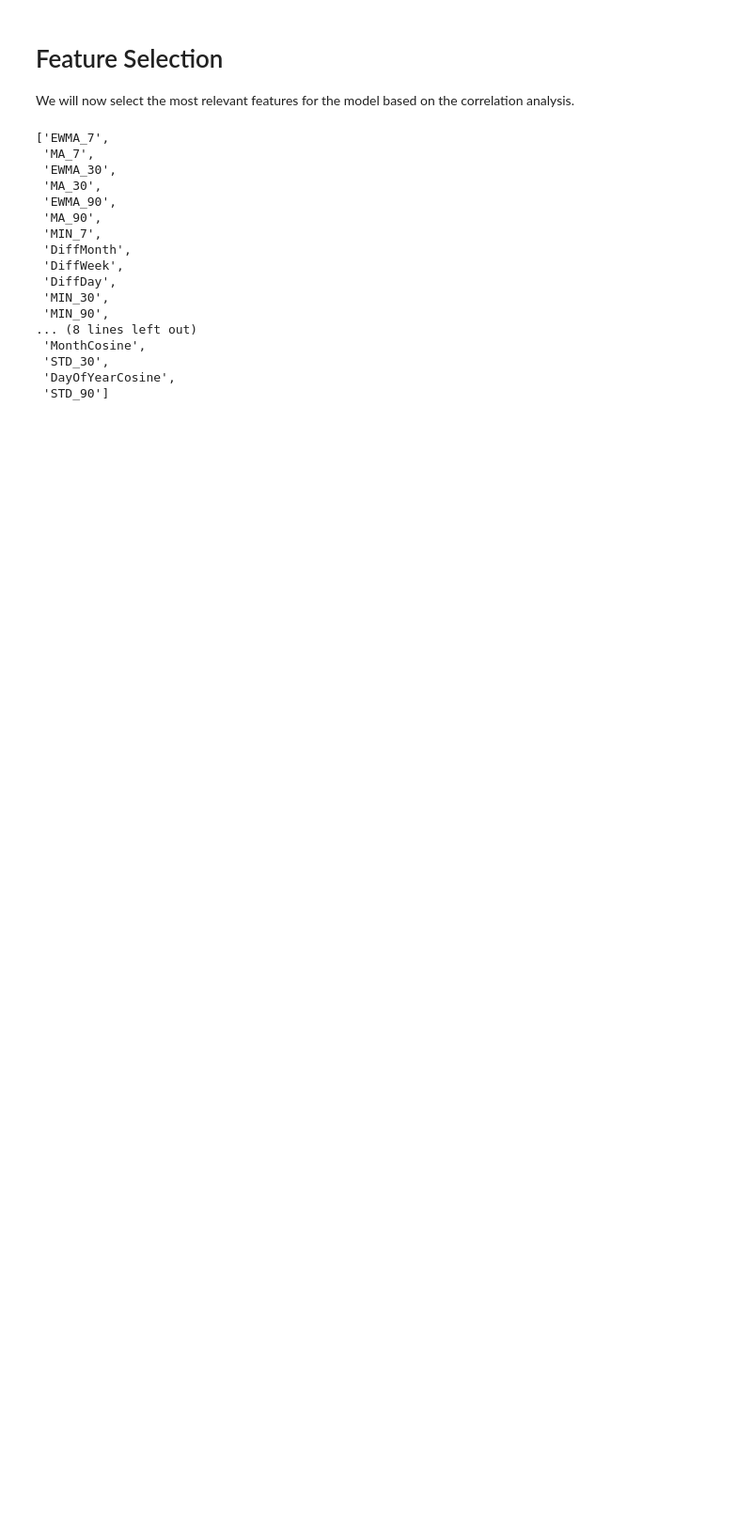
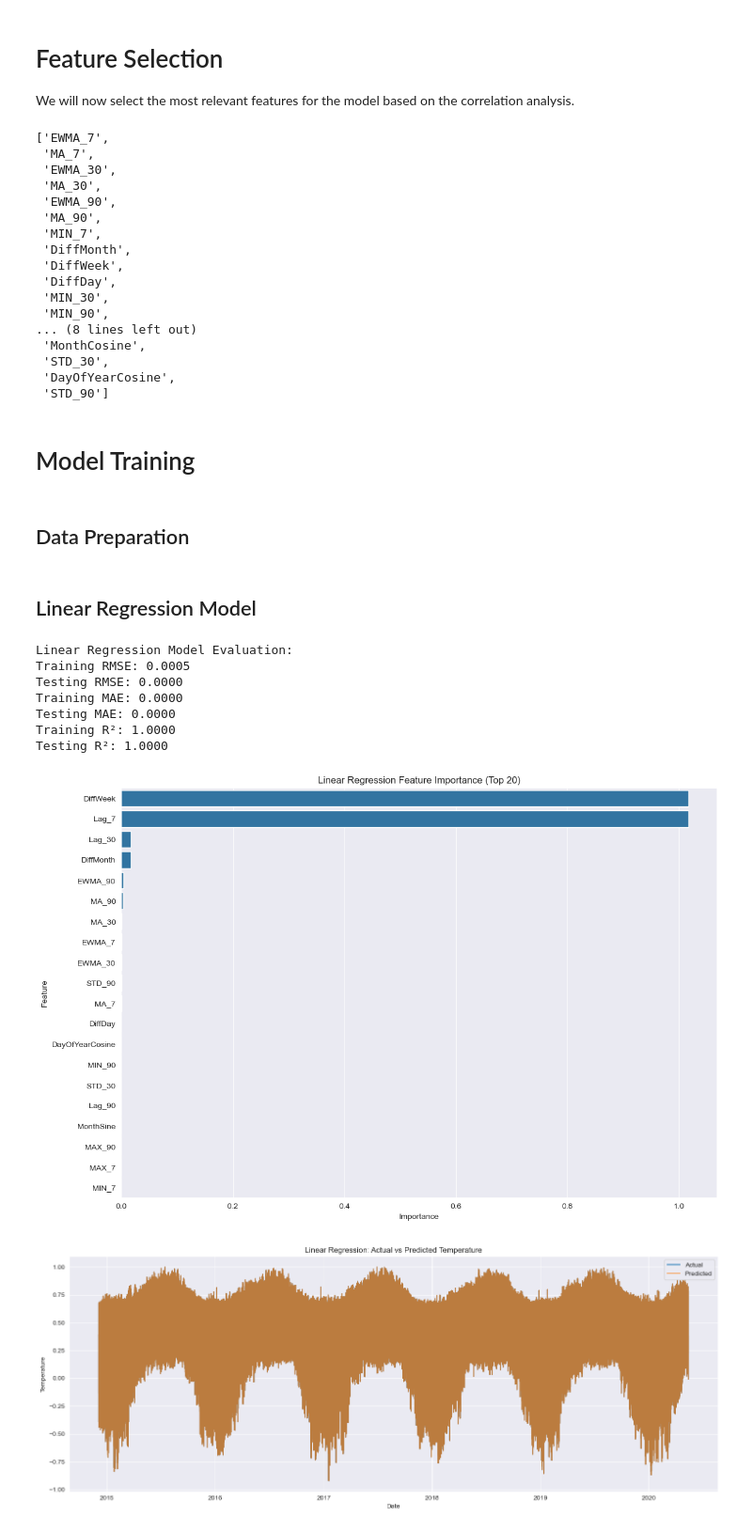
Before and after one commit to wrongsyntax/ECE447-ProjectA, a Jupyter notebook: main.ipynb, the cells around one changed output. Shown at 94% size. Drawn from its saved outputs; the diff is of its cells as text; code cells hidden in the pictures; blank space fills up the shorter version.

```diff
--- a/main.ipynb
+++ b/main.ipynb
@@ -654,3 +681,7 @@ selected_features
  'STD_30',
  'DayOfYearCosine',
  'STD_90']
+# %% [markdown]
+# Model Training
+# %% [markdown]
+## Data Preparation
@@ -656,0 +696,73 @@ selected_features
+# %% [markdown]
+## Linear Regression Model
+# %%
+def build_linear_regression_model(X_train, y_train, X_test):
+    from sklearn.linear_model import LinearRegression
+
+    # Initialize and train the model
+    model = LinearRegression()
+    model.fit(X_train, y_train)
+
+    # Make predictions
+    y_train_pred = model.predict(X_train)
+    y_test_pred = model.predict(X_test)
+
+    return model, y_train_pred, y_test_pred
+
+linear_model, y_train_pred, y_test_pred = build_linear_regression_model(X_train, y_train, X_test)
+# %%
+def evaluate_linear_regression_model(model, y_train_pred, y_test_pred):
+    from sklearn.metrics import mean_squared_error, mean_absolute_error, r2_score
+
+    # Evaluate the model
+    train_rmse = np.sqrt(mean_squared_error(y_train, y_train_pred))
+    test_rmse = np.sqrt(mean_squared_error(y_test, y_test_pred))
+    train_mae = mean_absolute_error(y_train, y_train_pred)
+    test_mae = mean_absolute_error(y_test, y_test_pred)
+    train_r2 = r2_score(y_train, y_train_pred)
+    test_r2 = r2_score(y_test, y_test_pred)
+
+    # Print evaluation metrics
+    print("Linear Regression Model Evaluation:")
+    print(f"Training RMSE: {train_rmse:.4f}")
+    print(f"Testing RMSE: {test_rmse:.4f}")
+    print(f"Training MAE: {train_mae:.4f}")
+    print(f"Testing MAE: {test_mae:.4f}")
+    print(f"Training R²: {train_r2:.4f}")
+    print(f"Testing R²: {test_r2:.4f}")
+
+    # Feature importance (coefficients)
+    feature_importance = pd.DataFrame({
+        'Feature': X_train.columns,
+        'Importance': np.abs(model.coef_)
+    }).sort_values('Importance', ascending=False)
+
+    # Plot feature importance
+    plt.figure(figsize=(12, 8))
+    sns.barplot(x='Importance', y='Feature', data=feature_importance.head(20))
+    plt.title('Linear Regression Feature Importance (Top 20)')
+    plt.tight_layout()
+    plt.show()
+
+    # Plot actual vs predicted
+    plt.figure(figsize=(15, 6))
+    plt.plot(y_test.index, y_test.values, label='Actual')
+    plt.plot(y_test.index, y_test_pred, label='Predicted', alpha=0.7)
+    plt.title('Linear Regression: Actual vs Predicted Temperature')
+    plt.xlabel('Date')
+    plt.ylabel('Temperature')
+    plt.legend()
+    plt.tight_layout()
+    plt.show()
+
+evaluate_linear_regression_model(linear_model, y_train_pred, y_test_pred)
+# %% [output]
+Linear Regression Model Evaluation:
+Training RMSE: 0.0005
+Testing RMSE: 0.0000
+Training MAE: 0.0000
+Testing MAE: 0.0000
+Training R²: 1.0000
+Testing R²: 1.0000
+[figure, added]
+[figure, added]
```
Also changed, not shown: parts of 16 cells of this notebook, 1 other file.
